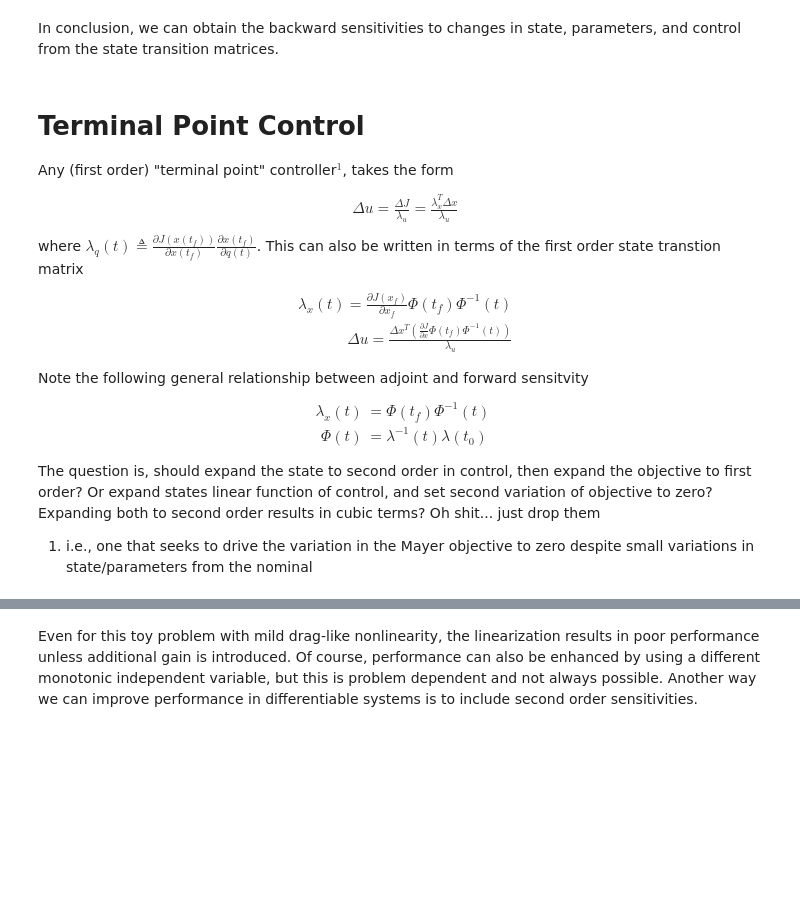
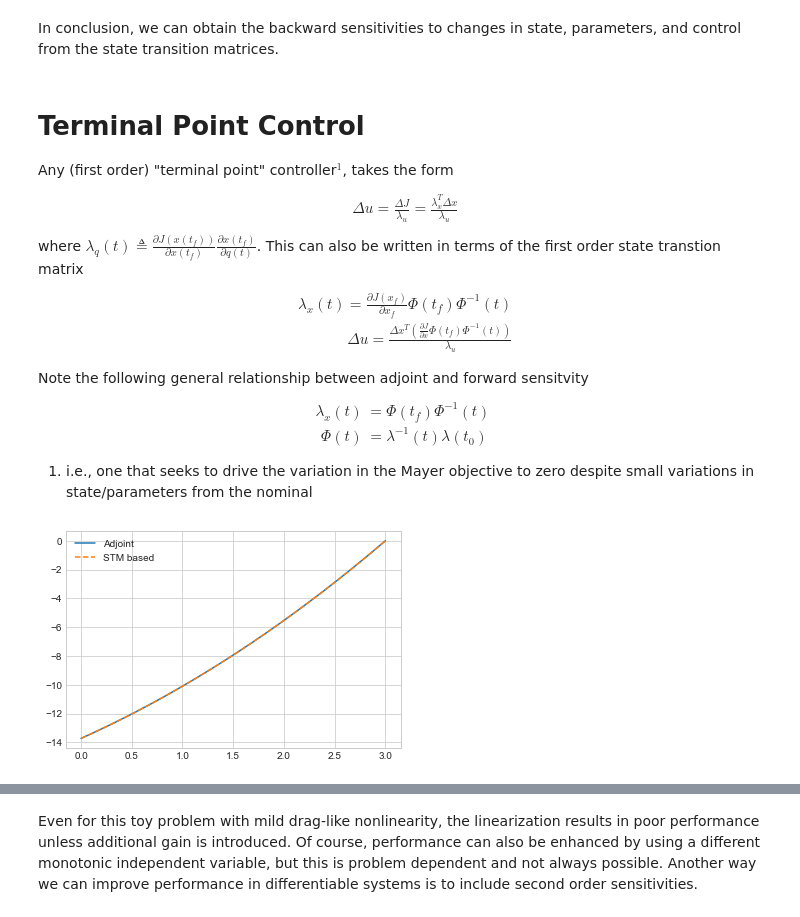
Before and after one commit to CDNoyes/EDL-Py, a Jupyter notebook: Sensitivity.ipynb, the cells around one changed output, grey strips where cells are left out. Cells and saved outputs as stored; diff of their text form; code cells hidden in the pictures; blank space fills up the shorter version.

```diff
--- a/Sensitivity.ipynb
+++ b/Sensitivity.ipynb
@@ -144,8 +145,6 @@ Note the following general relationship between adjoint and forward sensitvity
 \Phi(t) &= \lambda^{-1}(t)\lambda(t_0)
 \end{align}
 
-The question is, should expand the state to second order in control, then expand the objective to first order? Or expand states linear function of control, and set second variation of objective to zero? Expanding both to second order results in cubic terms? Oh shit... just drop them
-
 1. i.e., one that seeks to drive the variation in the Mayer objective to zero despite small variations in state/parameters from the nominal
 # %%
 # Use any reference traj, select a nearby initial condition, and use the TPC to drive it to the same terminal condition at tf.
@@ -185,23 +236,32 @@ class TPC:
 # %%
 def Obj(xf):
 #     return xf[0]**2 + xf[1]**2  # match the manifold
 #     return xf[0]  # match position
 #     return xf[1]  # match velocity
 #     return xf[0]*xf[1]
-    return xf[0] + xf[1]
+#     return xf[0] + xf[1]
+    f = xf[0]
+    g = xf[1]
+
+    if np.ndim(xf)>1:
+        return np.cos(f) + g**2
+    else:
+        return pa.cos(f) + g**2
 
 Xf = da.make([x[-1,0],x[-1,1], a, 0], names, 2)
 dJdx = da.gradient(Obj(Xf), names)
 Jxx = da.hessian(Obj(Xf), names)
 C = np.dot(dJdx, stmf)
 px = np.array([np.dot(C, si) for si in stmi])
-# pu1 = np.array( [np.trapz(x=t[i:], y=px[i:, 1]) for i in range(t.size)])
+pu1 = np.array( [np.trapz(x=t[i:], y=px[i:, 1]) for i in range(t.size)])
 pu = px[:,3]
-# plt.plot(t, pu1, label='Adjoint')
-# plt.plot(t, pu, '--', label='STM based')
-# plt.legend()
+plt.plot(t, pu1, label='Adjoint')
+plt.plot(t, pu, '--', label='STM based')
+plt.legend()
 controller = TPC(t, x[:,:2], np.zeros_like(t), a, 1*px[:,:3], pu)  # The costates passed here determine the objective
-sat_controller = lambda t,x,a: np.clip(controller(t,x,a), -3, 3)
+sat_controller = lambda t,x,a: np.clip(controller(t,x,a), -10, 10)
+# %% [output]
+[figure, added]
 # %%
 # Lets try just initial condition uncertainty, and just parametric uncertainty
 
```
Also changed, not shown: parts of 22 cells of this notebook.
